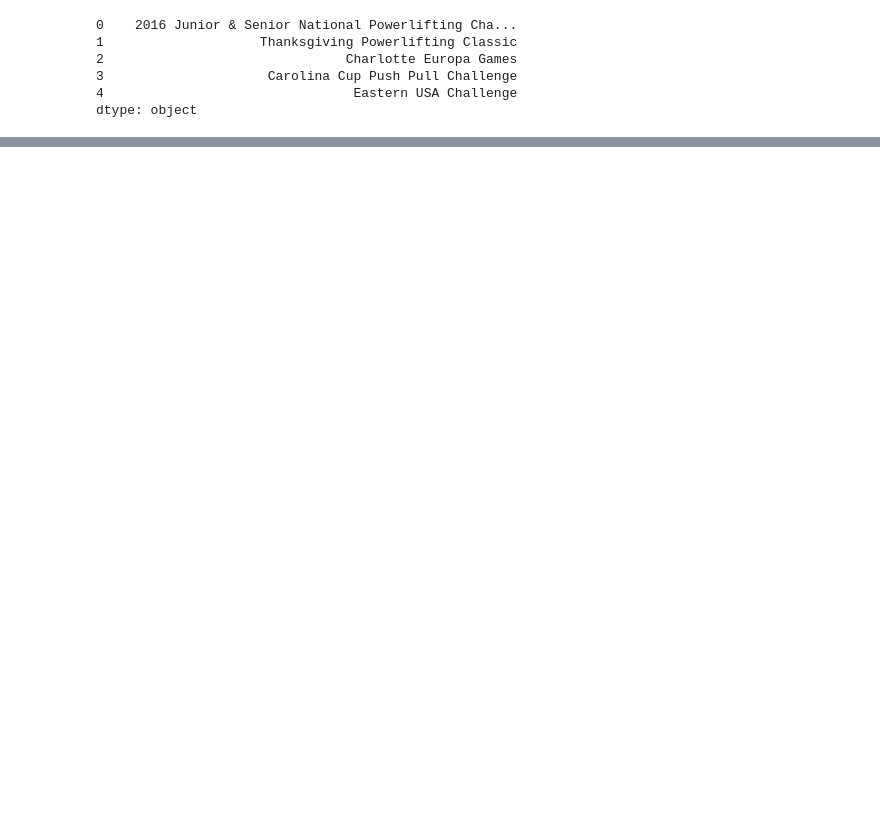
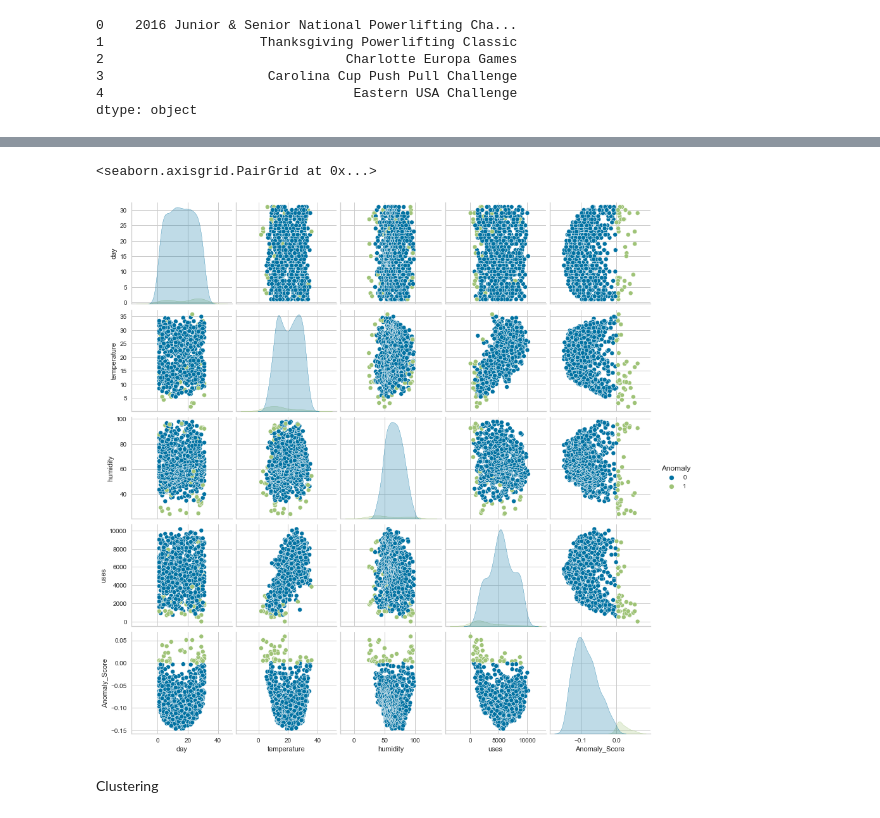
Before and after one commit to Ekpali/Data-Quality-Project, a Jupyter notebook: functionality_test.ipynb, the cells around one changed output, grey strips where cells are left out. Saved outputs shown, nothing was run; the diff lists cells and outputs as text; code cells hidden in the pictures; blank space fills up the shorter version.

```diff
--- a/functionality_test.ipynb
+++ b/functionality_test.ipynb
@@ -238,0 +313,5 @@ Note: you may need to restart the kernel to use updated packages.
+# %%
+sns.pairplot(iforest_results, hue='Anomaly')
+# %% [output]
+<seaborn.axisgrid.PairGrid at 0x...>
+[figure, added]
@@ -238,0 +325,2 @@ Note: you may need to restart the kernel to use updated packages.
+# %% [markdown]
+Clustering
```
Also changed, not shown: parts of 23 cells of this notebook, 2 other files.
